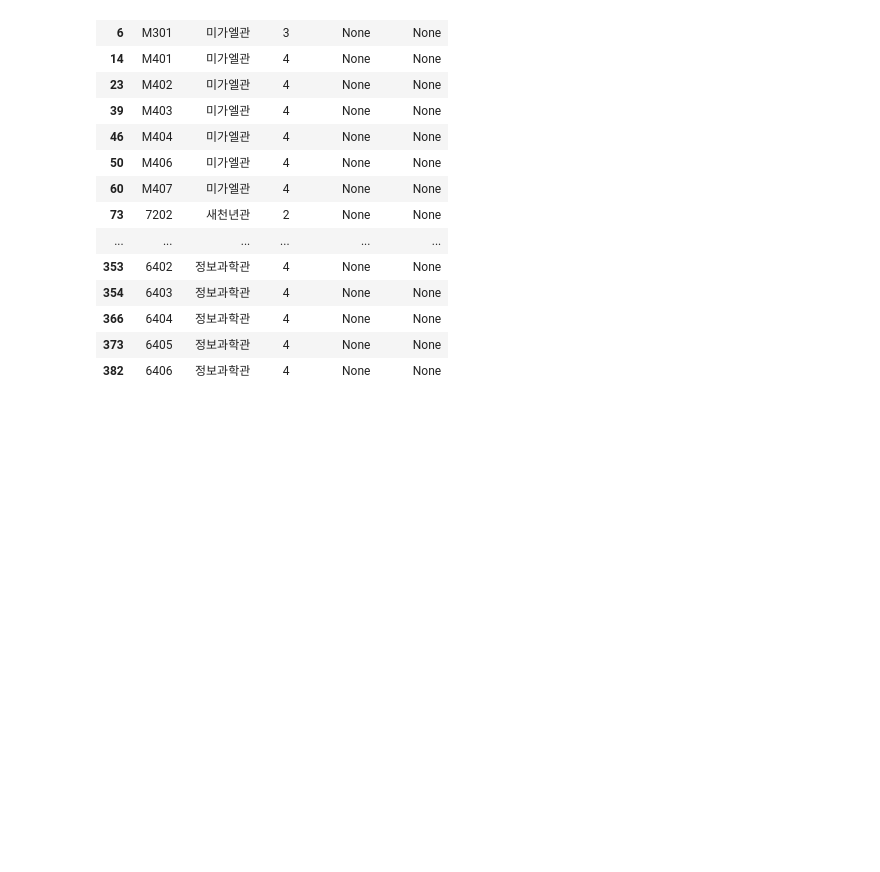
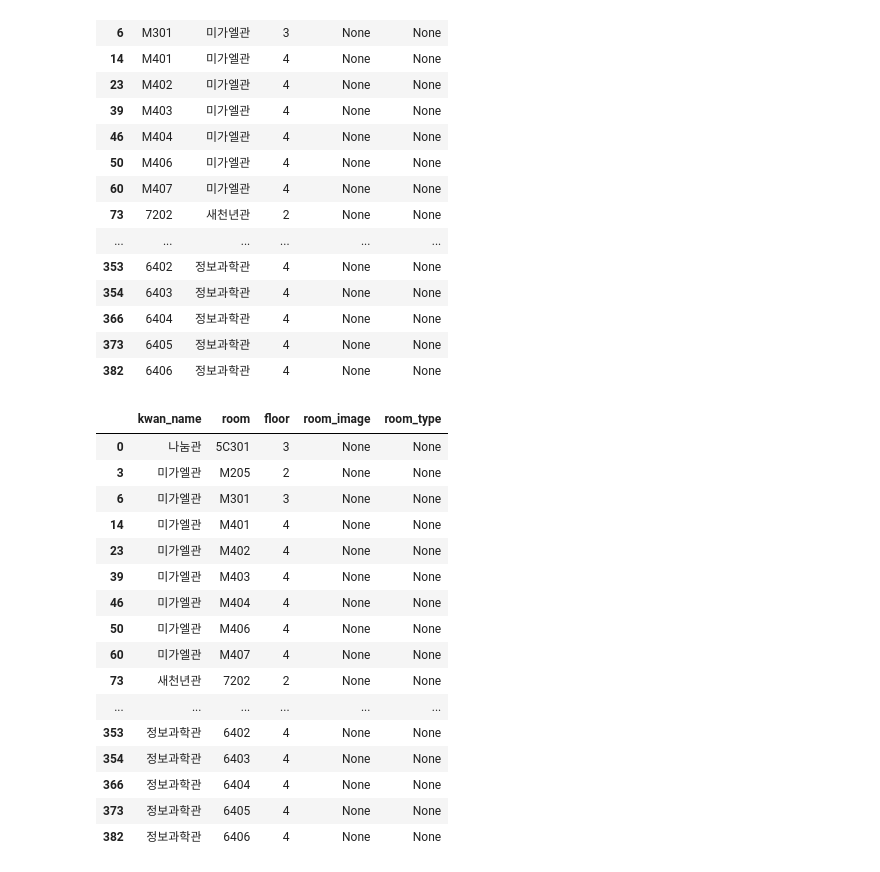
Before and after one commit to sujeengim/MapinSkhu-Data, a Jupyter notebook: second-try/room.ipynb, the cells around one changed output. Cells and saved outputs as stored; diff of their text form; code cells hidden in the pictures; blank space fills up the shorter version.

```diff
--- a/second-try/room.ipynb
+++ b/second-try/room.ipynb
@@ -176,7 +176,27 @@ df
 | 373 | 6405 | 정보과학관 | 4 | None | None |
 | 382 | 6406 | 정보과학관 | 4 | None | None |
 # %%
-data = df
+data = df[['kwan_name','room','floor','room_image','room_type']]
+# %%
+data
+# %% [output]
+|  | kwan_name | room | floor | room_image | room_type |
+| 0 | 나눔관 | 5C301 | 3 | None | None |
+| 3 | 미가엘관 | M205 | 2 | None | None |
+| 6 | 미가엘관 | M301 | 3 | None | None |
+| 14 | 미가엘관 | M401 | 4 | None | None |
+| 23 | 미가엘관 | M402 | 4 | None | None |
+| 39 | 미가엘관 | M403 | 4 | None | None |
+| 46 | 미가엘관 | M404 | 4 | None | None |
+| 50 | 미가엘관 | M406 | 4 | None | None |
+| 60 | 미가엘관 | M407 | 4 | None | None |
+| 73 | 새천년관 | 7202 | 2 | None | None |
+| ... | ... | ... | ... | ... | ... |
+| 353 | 정보과학관 | 6402 | 4 | None | None |
+| 354 | 정보과학관 | 6403 | 4 | None | None |
+| 366 | 정보과학관 | 6404 | 4 | None | None |
+| 373 | 정보과학관 | 6405 | 4 | None | None |
+| 382 | 정보과학관 | 6406 | 4 | None | None |
 # %%
 # room 데이터 저장
 # %%
```
Also changed, not shown: parts of 3 cells of this notebook, 4 other files.
